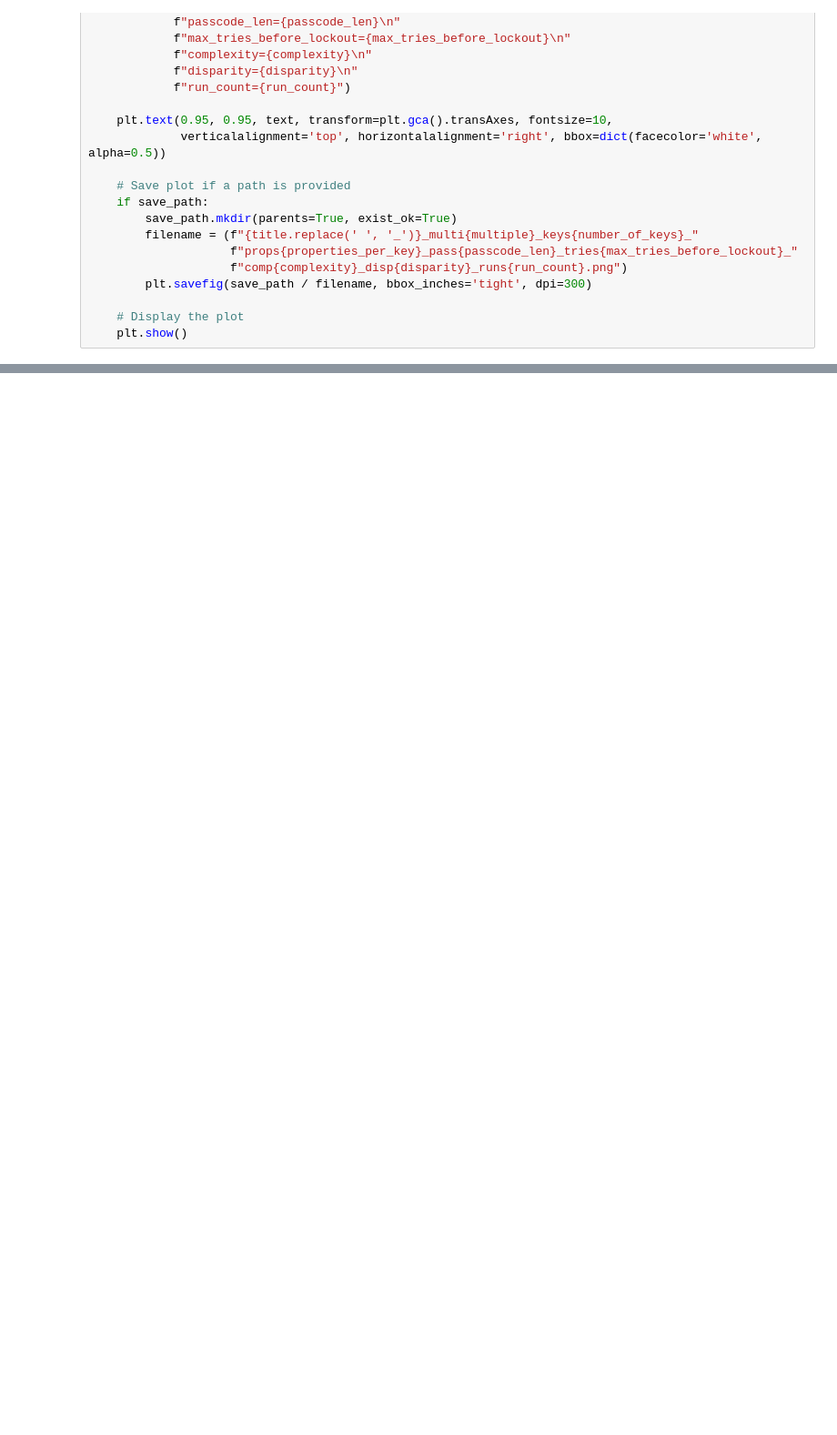
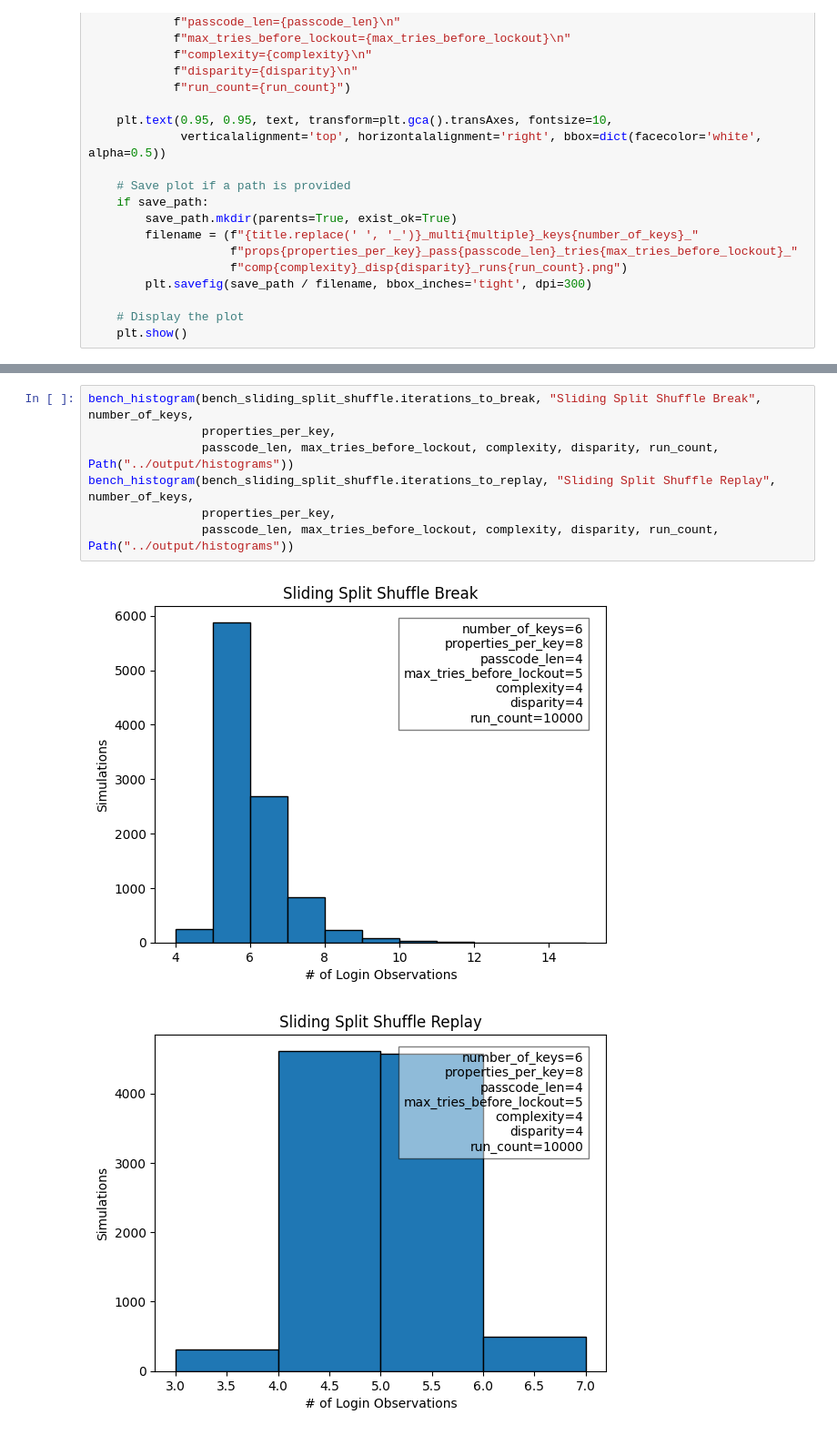
Before and after one commit to DonovanKelly/evilnkode, a Jupyter notebook: notebooks/evilnkode.ipynb, the cells around one changed output, grey strips where cells are left out. Shown at 91% size. Saved outputs shown, nothing was run; the diff lists cells and outputs as text; blank space fills up the shorter version.

```diff
--- a/notebooks/evilnkode.ipynb
+++ b/notebooks/evilnkode.ipynb
@@ -83,0 +122,10 @@ bench_histogram(bench_sliding_tower_shuffle.iterations_to_replay, "Key Logger Sp
+# %%
+bench_histogram(bench_sliding_split_shuffle.iterations_to_break, "Sliding Split Shuffle Break", number_of_keys,
+                properties_per_key,
+                passcode_len, max_tries_before_lockout, complexity, disparity, run_count, Path("../output/histograms"))
+bench_histogram(bench_sliding_split_shuffle.iterations_to_replay, "Sliding Split Shuffle Replay", number_of_keys,
+                properties_per_key,
+                passcode_len, max_tries_before_lockout, complexity, disparity, run_count, Path("../output/histograms"))
+# %% [output]
+[figure, added]
+[figure, added]
```
Also changed, not shown: parts of 4 cells of this notebook, 2 other files.
